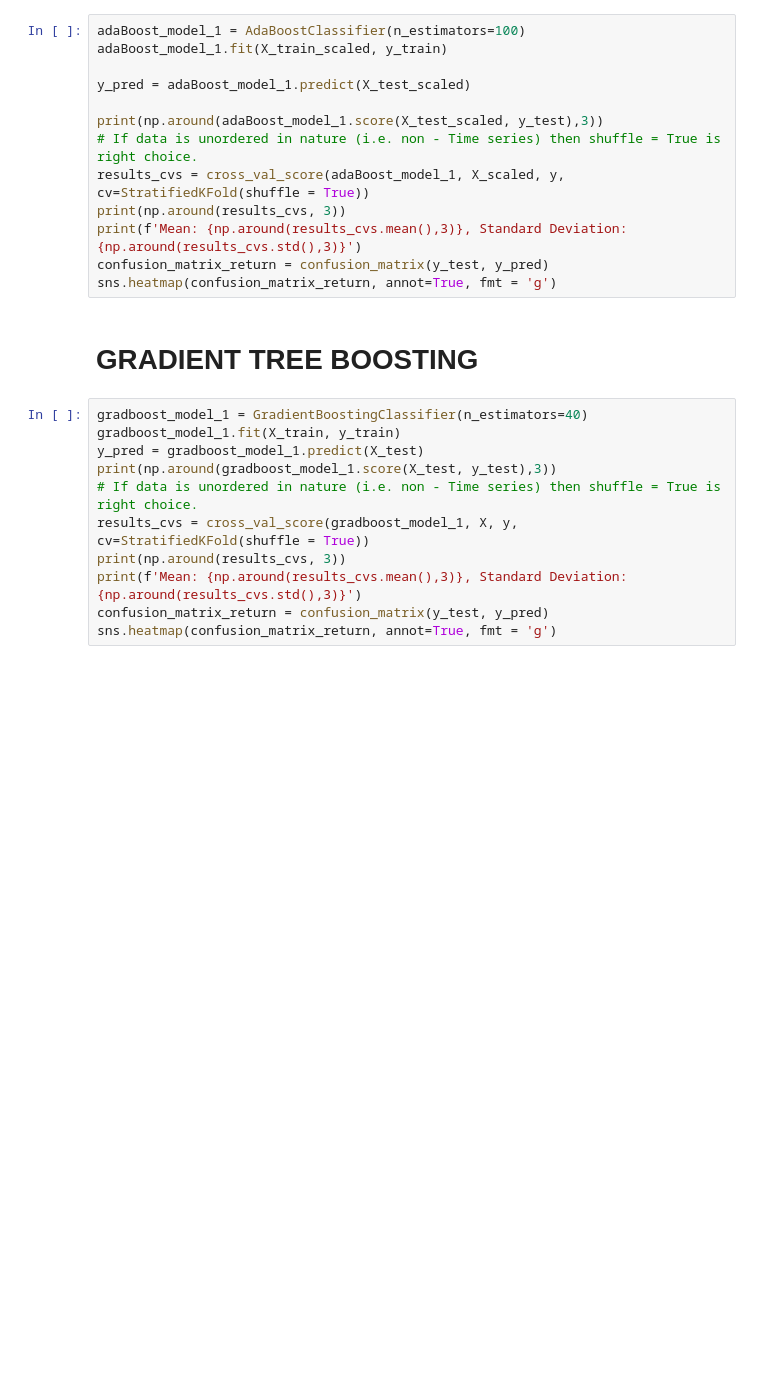
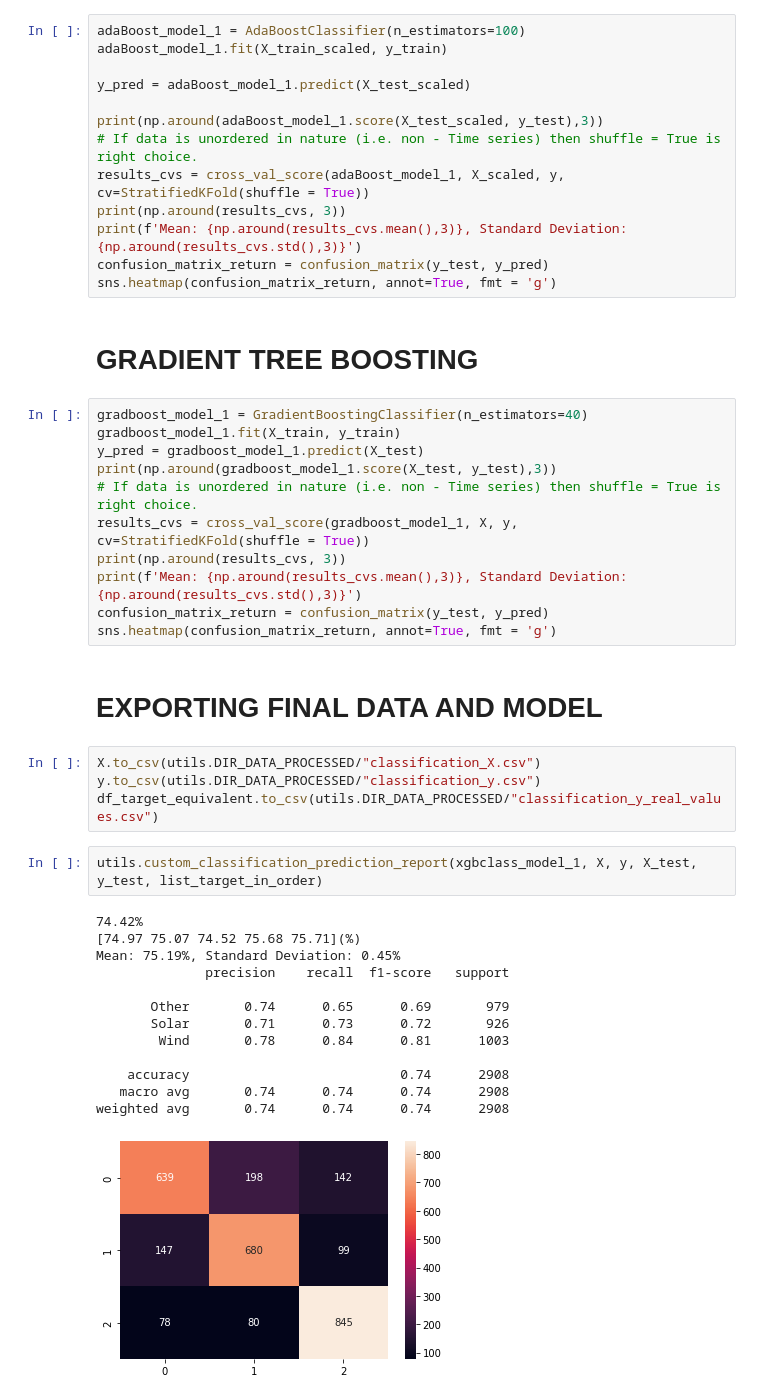
Before and after one commit to tomashbk/solar_wind_power_plants_prediction, a Jupyter notebook: notebooks/3-EDA-in-data-transformed-and-combined.ipynb, the cells around one changed output. Drawn from its saved outputs; the diff is of its cells as text; blank space fills up the shorter version.

```diff
--- a/notebooks/3-EDA-in-data-transformed-and-combined.ipynb
+++ b/notebooks/3-EDA-in-data-transformed-and-combined.ipynb
@@ -1020,3 +1044,25 @@ print(np.around(results_cvs, 3))
 print(f'Mean: {np.around(results_cvs.mean(),3)}, Standard Deviation: {np.around(results_cvs.std(),3)}')
 confusion_matrix_return = confusion_matrix(y_test, y_pred)
 sns.heatmap(confusion_matrix_return, annot=True, fmt = 'g')
+# %% [markdown]
+# EXPORTING FINAL DATA AND MODEL
+# %%
+X.to_csv(utils.DIR_DATA_PROCESSED/"classification_X.csv")
+y.to_csv(utils.DIR_DATA_PROCESSED/"classification_y.csv")
+df_target_equivalent.to_csv(utils.DIR_DATA_PROCESSED/"classification_y_real_values.csv")
+# %%
+utils.custom_classification_prediction_report(xgbclass_model_1, X, y, X_test, y_test, list_target_in_order)
+# %% [output]
+74.42%
+[74.97 75.07 74.52 75.68 75.71](%)
+Mean: 75.19%, Standard Deviation: 0.45%
+              precision    recall  f1-score   support
+
+       Other       0.74      0.65      0.69       979
+       Solar       0.71      0.73      0.72       926
+        Wind       0.78      0.84      0.81      1003
+
+    accuracy                           0.74      2908
+   macro avg       0.74      0.74      0.74      2908
+weighted avg       0.74      0.74      0.74      2908
+[figure, added]
```
Also changed, not shown: parts of 17 cells of this notebook, 5 other files.
